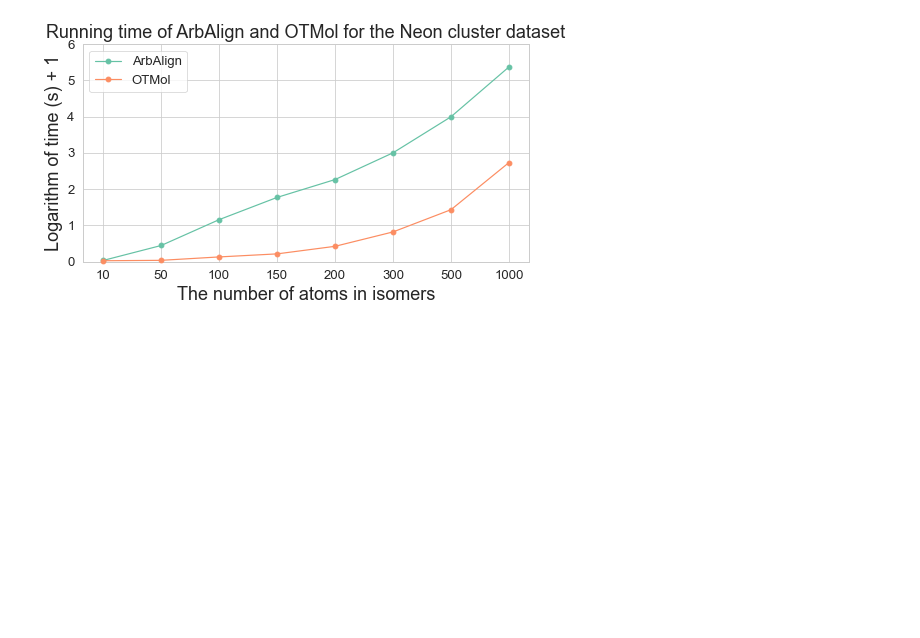
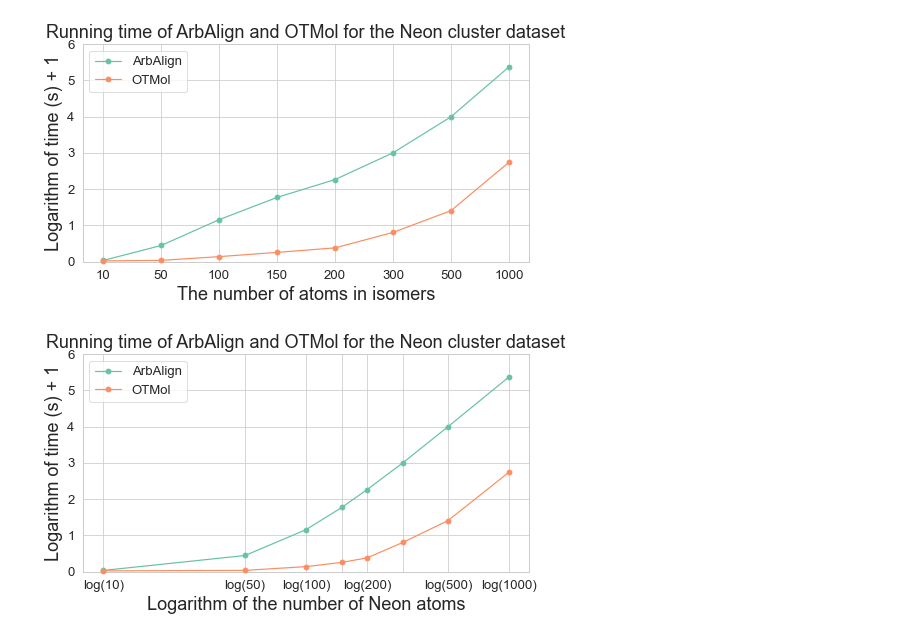
Before and after one commit to weixiaoqimath/otmol, a Jupyter notebook: experiment/otmol_neon_clusters.ipynb, the cells around one changed output. Saved outputs shown, nothing was run; the diff lists cells and outputs as text; code cells hidden in the pictures; blank space fills up the shorter version.

Commit message:
log of graph

```diff
--- a/experiment/otmol_neon_clusters.ipynb
+++ b/experiment/otmol_neon_clusters.ipynb
@@ -45,7 +45,8 @@ sns.set_style("whitegrid")
 sns.set_context("paper", font_scale=1.5)
 sns.set_palette("Set2")
 arbalign_res = pd.read_csv("./arbalign_output/NeonCluster_result.csv").rename(columns={'time': 'ArbAlign'})
-combined_df = pd.concat([arbalign_res, otmol_res.rename(columns={'time': 'OTMol'})], axis=1)
+otmol_res = pd.read_csv("./otmol_output/ng_emd_results.csv").rename(columns={'time': 'OTMol'})
+combined_df = pd.concat([arbalign_res, otmol_res], axis=1)
 columns_to_plot = ["ArbAlign", "OTMol"]
 for column in columns_to_plot:
     plt.plot(range(len(combined_df)), np.log(combined_df[column]+1), marker='o', label=column, clip_on=False, zorder=10)
@@ -56,10 +57,33 @@ plt.ylim(0, 6)
 plt.xticks(range(len(combined_df)), combined_df['# atoms'])
 plt.legend()
 plt.grid(True)
-plt.savefig("../images/ng_time.png", dpi=300, bbox_inches='tight')
+#plt.savefig("../images/ng_time.png", dpi=300, bbox_inches='tight')
 plt.show()
 # %% [output]
 [figure]
+# %%
+plt.figure(figsize=(8,4))
+sns.set_style("whitegrid")
+sns.set_context("paper", font_scale=1.5)
+sns.set_palette("Set2")
+arbalign_res = pd.read_csv("./arbalign_output/NeonCluster_result.csv").rename(columns={'time': 'ArbAlign'})
+otmol_res = pd.read_csv("./otmol_output/ng_emd_results.csv").rename(columns={'time': 'OTMol'})
+combined_df = pd.concat([arbalign_res, otmol_res], axis=1)
+columns_to_plot = ["ArbAlign", "OTMol"]
+for column in columns_to_plot:
+    plt.plot(np.log(combined_df['# atoms']), np.log(combined_df[column]+1), marker='o', label=column, clip_on=False, zorder=10)
+ticks = [f'log({i})' if i in [10, 50, 100, 200, 500, 1000] else '' for i in combined_df['# atoms']]
+plt.title("Running time of ArbAlign and OTMol for the Neon cluster dataset", fontsize=18)
+plt.xlabel("Logarithm of the number of Neon atoms", fontsize=18)
+plt.ylabel("Logarithm of time (s) + 1", fontsize=18)
+plt.ylim(0, 6)
+plt.xticks(np.log(combined_df['# atoms']), ticks)
+plt.legend()
+plt.grid(True)
+plt.savefig("../images/ng_time.png", dpi=300, bbox_inches='tight')
+plt.show()
+# %% [output]
+[figure, added]
 # %%
 def interactive_alignment_plot_py3dmol(
     X_A: np.ndarray,
```
Also changed, not shown: parts of 1 cell of this notebook, 2 other files.
